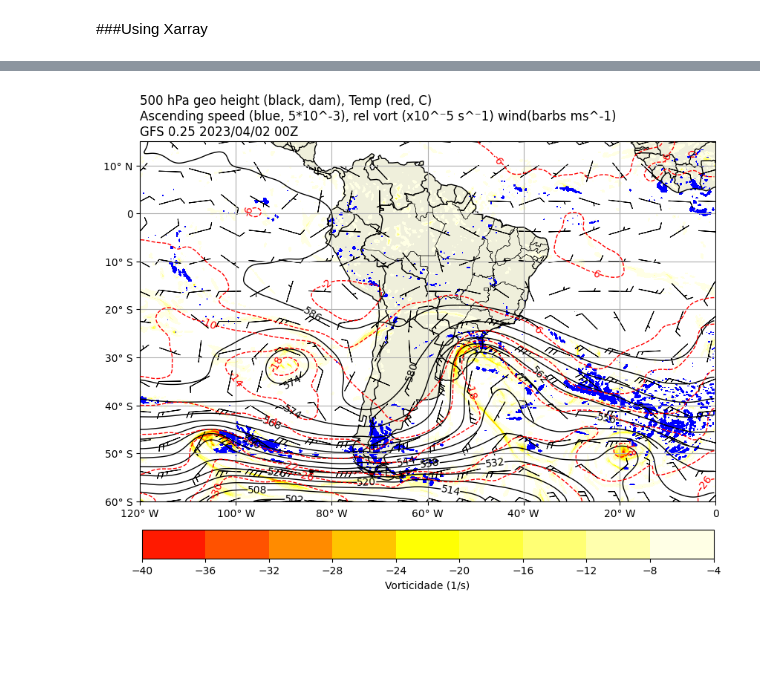
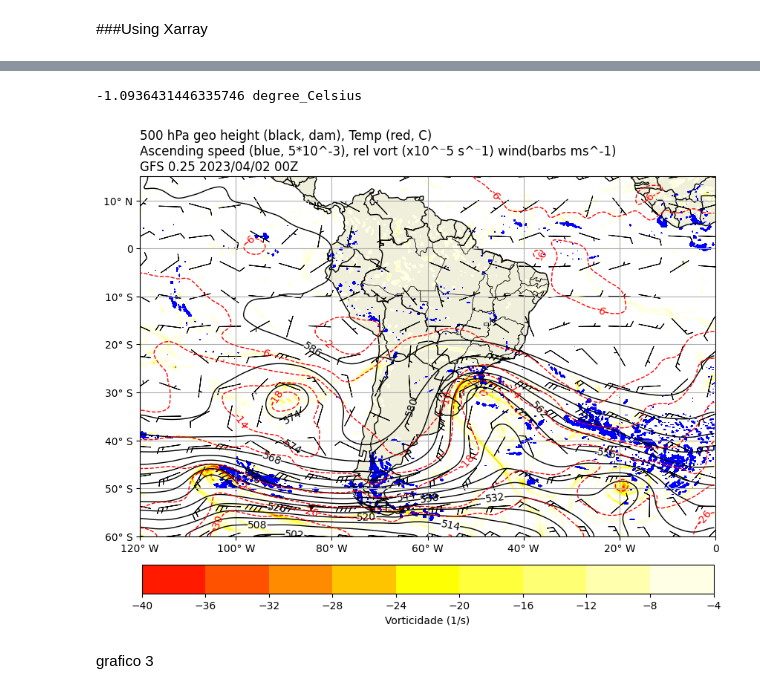
Before and after one commit to Victorrani/synoptic_maps, a Jupyter notebook: gfs025_testes.ipynb, the cells around one changed output, grey strips where cells are left out. Saved outputs shown, nothing was run; the diff lists cells and outputs as text; code cells hidden in the pictures; blank space fills up the shorter version.

```diff
--- a/gfs025_testes.ipynb
+++ b/gfs025_testes.ipynb
@@ -308,5 +317,5 @@ plt.show()
 # %%
-titulo = '500 hPa geo height (black, dam), Temp (red, C)\nAscending speed (blue, 5*10^-3), rel vort (x10^⁻5 s^⁻1) wind(barbs ms^-1)\nGFS 0.25 2023/04/02 00Z'
+titulo500 = '500 hPa geo height (black, dam), Temp (red, C)\nAscending speed (blue, 5*10^-3), rel vort (x10^⁻5 s^⁻1) wind(barbs ms^-1)\nGFS 0.25 2023/04/02 00Z'
 # %%
 select_u500=gfs.select(name='U component of wind', typeOfLevel='isobaricInhPa', level=500)[0]
 select_v500=gfs.select(name='V component of wind', typeOfLevel='isobaricInhPa', level=500)[0]
@@ -327,7 +336,6 @@ ascent500, lats, lons = select_ascent500.data(lat1=regiao[2],lat2=regiao[3],lon1
 select_vortice500=gfs.select(name='Absolute vorticity', typeOfLevel='isobaricInhPa', level=500)[0]
 vortice500, lats, lons = select_vortice500.data(lat1=regiao[2],lat2=regiao[3],lon1=regiao[0]+360,lon2=regiao[1]+360)
 
-temp500 = temp500 - 273
 geo500 = geo500 / 10
 ascent500 = ( ascent500 / 100 )
 mag500 = np.sqrt((u500*u500)+(v500*v500))
@@ -340,3 +368,11 @@ temp500 = ndimage.gaussian_filter(temp500, sigma=5, order=0)
+# %%
+temp500 = temp500*units('K')
+# %%
+temp500 = temp500.to(units.degC)
+# %%
+print(temp500.max())
+# %% [output]
+-1.0936431446335746 degree_Celsius
 # %%
 u500 = units('m/s')*u500
 v500 = units('m/s')*v500
@@ -393,47 +429,36 @@ data_max_ascent = 0
 interval_ascent = 0.01
 levels_ascent = np.arange(data_min_ascent, data_max_ascent, interval_ascent)
 
 img3 = ax.contourf(lons, lats, ascent500, colors='blue', levels=levels_ascent)
 
 ##wind_barbs
 
 # Create a flag to determine which barbs are flipped
 flip_flag = np.zeros((u500.shape[0],v500.shape[1]))
 
 # All flags below the equator will be flipped
 flip_flag[lats < 0] = 1
 
 img4 = ax.barbs(lons[::25,::25],
                 lats[::25,::25],
                 u500[::25,::25],
                 v500[::25,::25],
                 sizes=dict(emptybarb=0.0, spacing=0.2, height=0.25),
                 linewidth=0.7,
                 length=6.5,
                 pivot='middle',
                 barbcolor='black',
                 flip_barb = flip_flag[::25,::25])
 
-##definindo as variáveis colocar as lats e lons com respectivo N, S, E, W
-x_min, x_max = regiao[0], regiao[1]
-y_min, y_max = regiao[2], regiao[3]
-##Define de onde até onde a marcação vai com passos definidos
-x_ticks = np.arange(x_min, x_max + 1, 20)
-y_ticks = np.arange(y_min, y_max + 1, 10)
-##condição
-y_ticklabels = [f'{abs(tick)}° S' if tick < 0 else f'{tick}° N' if tick > 0 else '0' for tick in y_ticks]
-x_ticklabels = [f'{abs(tick)}° W' if tick < 0 else f'{tick}° E' if tick > 0 else '0' for tick in x_ticks]
-
-ax.set_xticks(x_ticks)
-ax.set_yticks(y_ticks)
-
-ax.set_xticklabels(x_ticklabels)
-ax.set_yticklabels(y_ticklabels)
+##função que define o grid da figura com relação ao que foi definido marcadores de lat lon
+latlon(regiao)
 
 ax.grid()
 
-plt.title(titulo, loc='left')
+plt.title(titulo500, loc='left')
 
 plt.show()
 # %% [output]
-[figure, old version]
+[figure, new version]
+# %% [markdown]
+grafico 3
```
Also changed, not shown: parts of 32 cells of this notebook.
